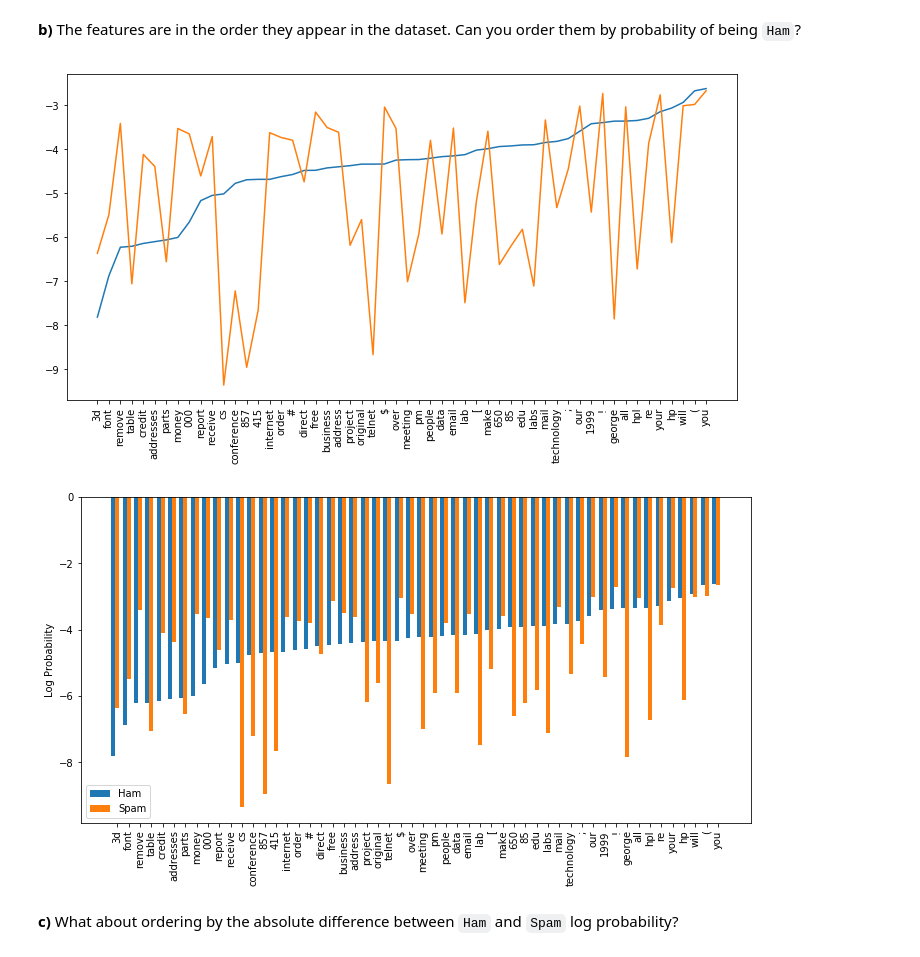
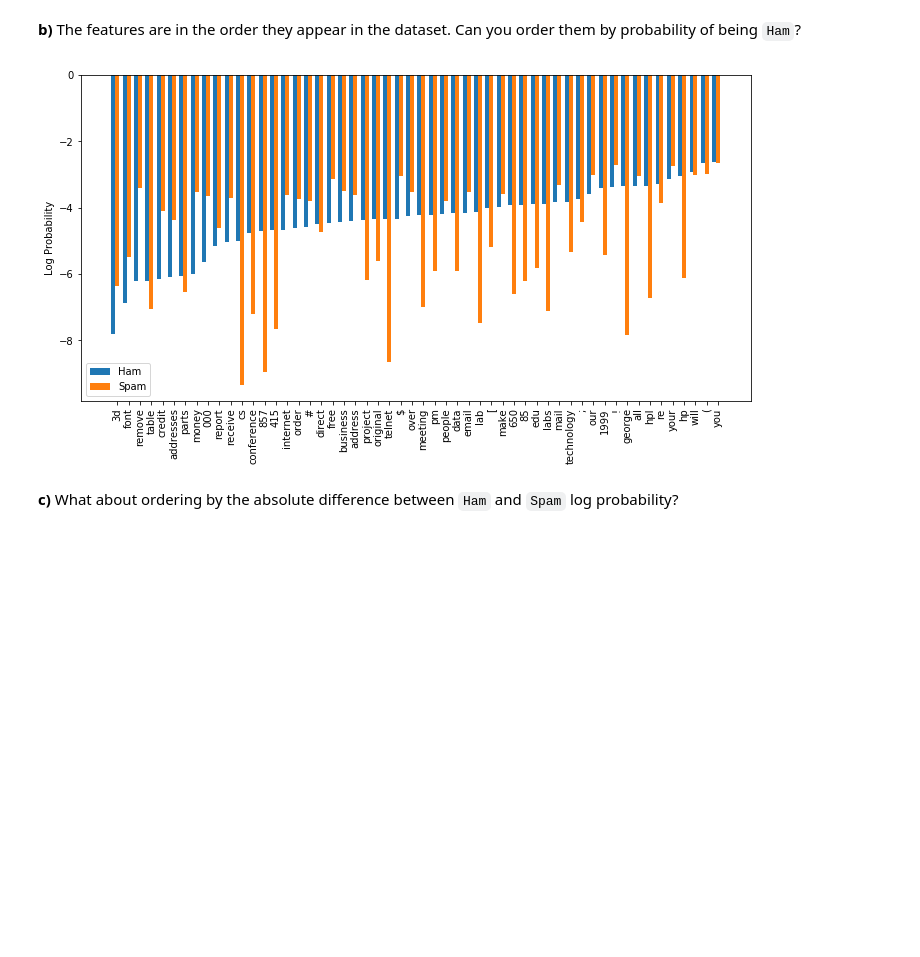
Before and after one commit to kentheo/iaml_2017, a Jupyter notebook: 02_Lab_1_Data_analysis_visualisation.ipynb, the cells around one changed output. Saved outputs shown, nothing was run; the diff lists cells and outputs as text; code cells hidden in the pictures; blank space fills up the shorter version.

```diff
--- a/02_Lab_1_Data_analysis_visualisation.ipynb
+++ b/02_Lab_1_Data_analysis_visualisation.ipynb
@@ -200,4 +198,5 @@ As a first step we extract the input features and targets from the DataFrame. To
 # %% [markdown]
 **a)** Create a Pandas DataFrame object `X` containing only the features (i.e. exclude the label `is_spam`). We need to do this as it is the input Scikit-learn objects expect for fitting. *Hint*: make use of the `drop` method.
 # %%
-X = spambase_binary.drop('is_spam', axis = 1)
+X = spambase_binary.drop(labels='is_spam', axis=1)
+X.head(5)
@@ -369,19 +388,12 @@ The word " hp " did the trick!
 # %% [markdown]
 **a)** Create a plot of the spam/ham log probabilities for all of the features. This will help you find the spammiest/hammiest words to use in your emails! *Hint*: you can do this however you like, but try 'adapting' [this matplotlib demo](http://matplotlib.org/examples/api/barchart_demo.html)
 # %%
-# Your code goes here
+import matplotlib as mpl
+
+# 2 log probs for 54 words
 log_probs = mnb.feature_log_prob_
-ticklabs = feature_names
+ticklabs = X.columns
 
-plt.figure(figsize=(12,6))
-plt.plot(log_probs.T)
-plt.xticks(range(len(feature_names)),
-           [f[10:] for f in ticklabs],
-           rotation='vertical')
-plt.show()
-
-# or...more fancily
-import matplotlib as mpl
 colour_palette = mpl.rcParams['axes.prop_cycle'].by_key()['color']
 N = len(ticklabs)
 ind = np.arange(N)  # the x locations for the groups
@@ -400,34 +411,23 @@ plt.show()
 # %% [markdown]
 **b)** The features are in the order they appear in the dataset. Can you order them by probability of being `Ham`?
 # %%
-sort_idx = np.argsort(mnb.feature_log_prob_[0])
-log_probs = mnb.feature_log_prob_[:, sort_idx]
-ticklabs = feature_names[sort_idx]
+sort_idx = np.argsort(log_probs[0])
+log_probs_ordered = mnb.feature_log_prob_[:, sort_idx]
+ticklabs_ordered = ticklabs[sort_idx]
 
-
-plt.figure(figsize=(12,6))
-plt.plot(log_probs.T)
-plt.xticks(range(len(feature_names)),
-           [f[10:] for f in ticklabs],
-           rotation='vertical')
-plt.show()
-
-# or...more fancily
-import matplotlib as mpl
 colour_palette = mpl.rcParams['axes.prop_cycle'].by_key()['color']
 N = len(ticklabs)
 ind = np.arange(N)  # the x locations for the groups
 width = 0.35        # the width of the bars
 fig, ax = plt.subplots(figsize=(12,6))
-ham_rects = ax.bar(ind, log_probs[0], width, color=colour_palette[0])
-spam_rects = ax.bar(ind + width, log_probs[1], width, color=colour_palette[1])
+ham_rects = ax.bar(ind, log_probs_ordered[0], width, color=colour_palette[0])
+spam_rects = ax.bar(ind + width, log_probs_ordered[1], width, color=colour_palette[1])
 ax.set_ylabel('Log Probability')
 ax.set_xticks(ind + width)
-ax.set_xticklabels([f[10:] for f in ticklabs], rotation='vertical')
+ax.set_xticklabels([f[10:] for f in ticklabs_ordered], rotation='vertical')
 ax.legend((ham_rects[0], spam_rects[0]), ('Ham', 'Spam'), loc='best')
 plt.show()
 # %% [output]
-[figure, old version]
+[figure, new version]
-[figure, removed]
 # %% [markdown]
 **c)** What about ordering by the absolute difference between `Ham` and `Spam` log probability?
```
Also changed, not shown: parts of 27 cells of this notebook, 1 other file.
